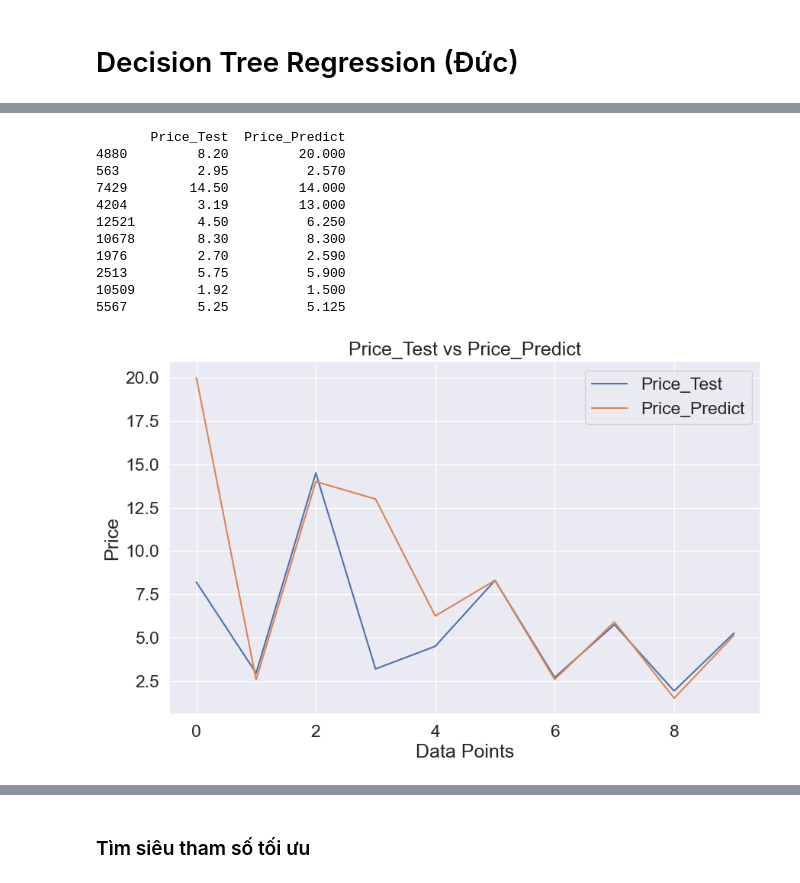
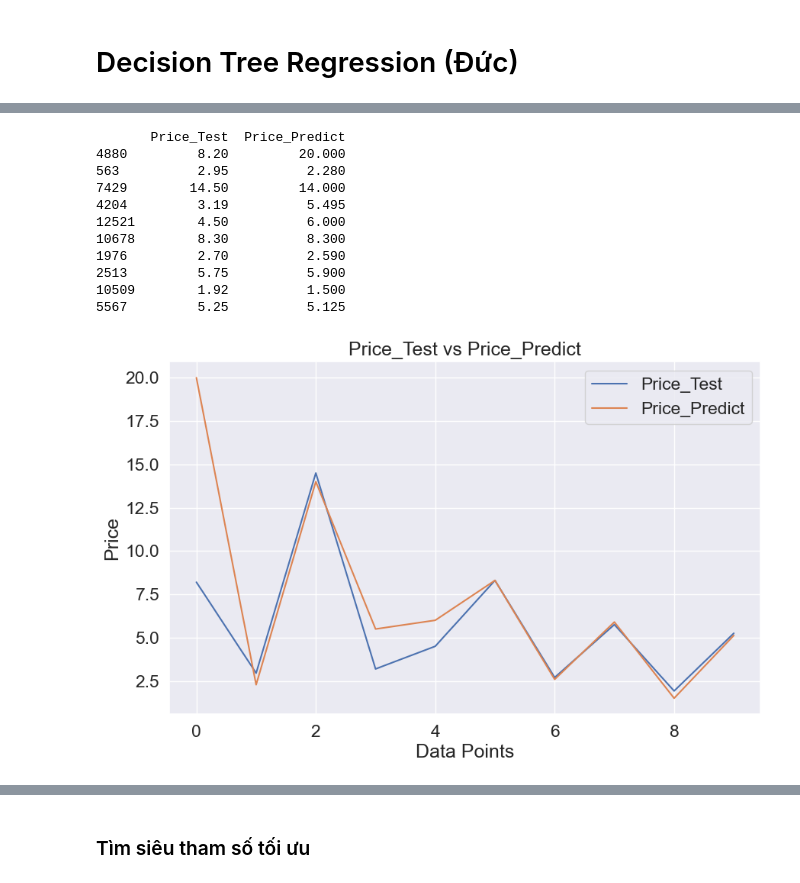
Before and after one commit to Truongquangkhang/Real_estate_in_DaNang, a Jupyter notebook: Khang/Real_ESTATE.ipynb, the cells around one changed output, grey strips where cells are left out. Saved outputs shown, nothing was run; the diff lists cells and outputs as text; code cells hidden in the pictures.

```diff
--- a/Khang/Real_ESTATE.ipynb
+++ b/Khang/Real_ESTATE.ipynb
@@ -1130,15 +1257,15 @@ rs = {
   "Price_Predict": y_pred_DT[:10]
 }
 
-data = pd.DataFrame(rs)
-print(data)
+df_DT = pd.DataFrame(rs)
+print(df_DT)
 # %% [output]
        Price_Test  Price_Predict
 4880         8.20         20.000
-563          2.95          2.570
+563          2.95          2.280
 7429        14.50         14.000
-4204         3.19         13.000
-12521        4.50          6.250
+4204         3.19          5.495
+12521        4.50          6.000
 10678        8.30          8.300
 1976         2.70          2.590
 2513         5.75          5.900
@@ -1147,23 +1274,23 @@ print(data)
 # %%
 import matplotlib.pyplot as plt
 
 # Trích xuất cột dữ liệu "Price_Test" và "Price_Predict"
-price_test = data["Price_Test"]
-price_predict = data["Price_Predict"]
+price_test = df_DT["Price_Test"]
+price_predict = df_DT["Price_Predict"]
 
 # Tạo biểu đồ
 plt.figure(figsize=(10, 6))
 plt.plot(range(len(price_test)), price_test, label="Price_Test")
 plt.plot(range(len(price_predict)), price_predict, label="Price_Predict")
 plt.xlabel("Data Points")
 plt.ylabel("Price")
 plt.title("Price_Test vs Price_Predict")
 plt.legend()
 
 # Hiển thị biểu đồ
 plt.show()
 # %% [output]
-[figure, old version]
+[figure, new version]
 # %%
 from sklearn.model_selection import cross_val_score
 from sklearn.metrics import make_scorer, r2_score,mean_absolute_error,mean_squared_error
```
Also changed, not shown: parts of 63 cells of this notebook.
